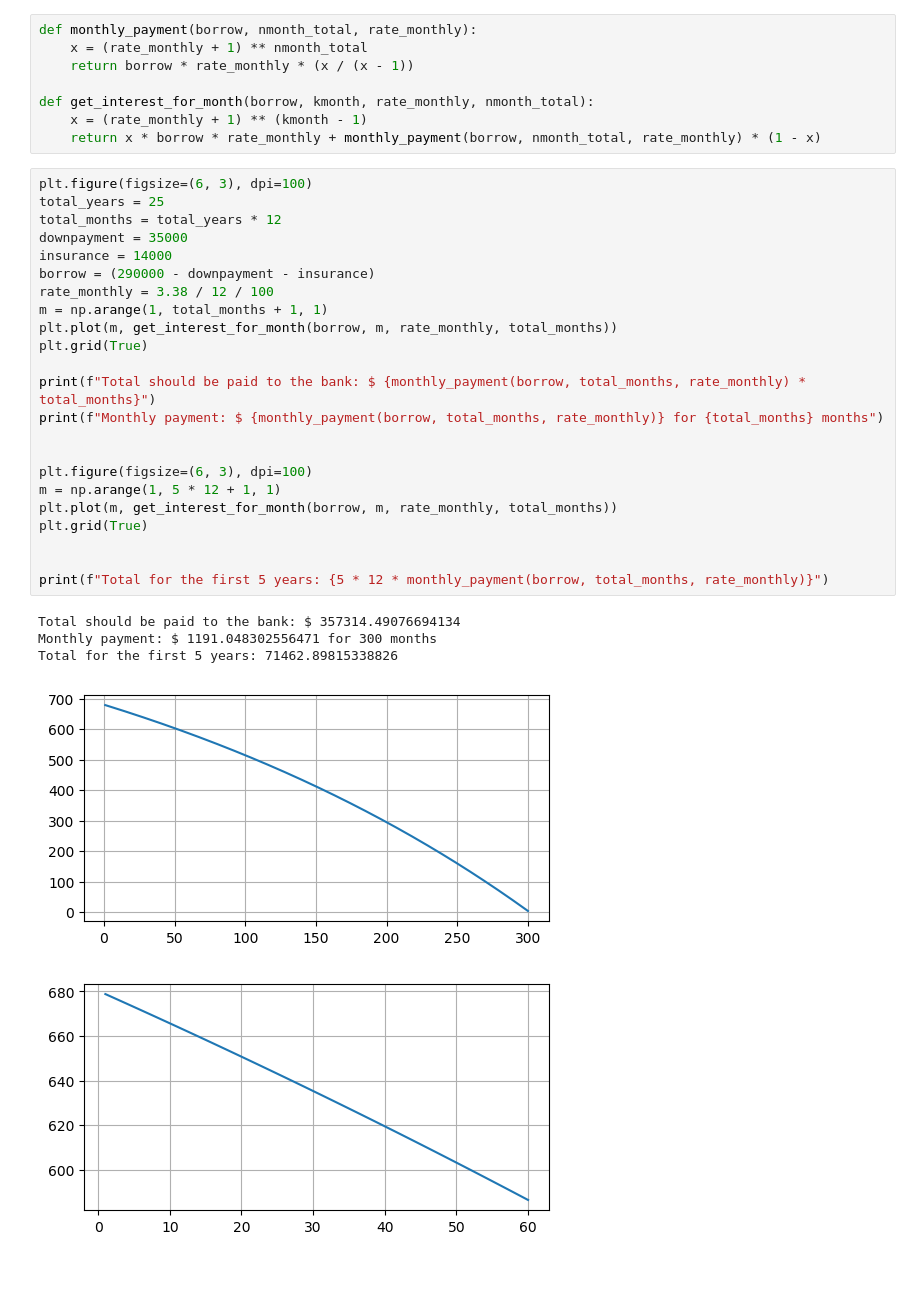
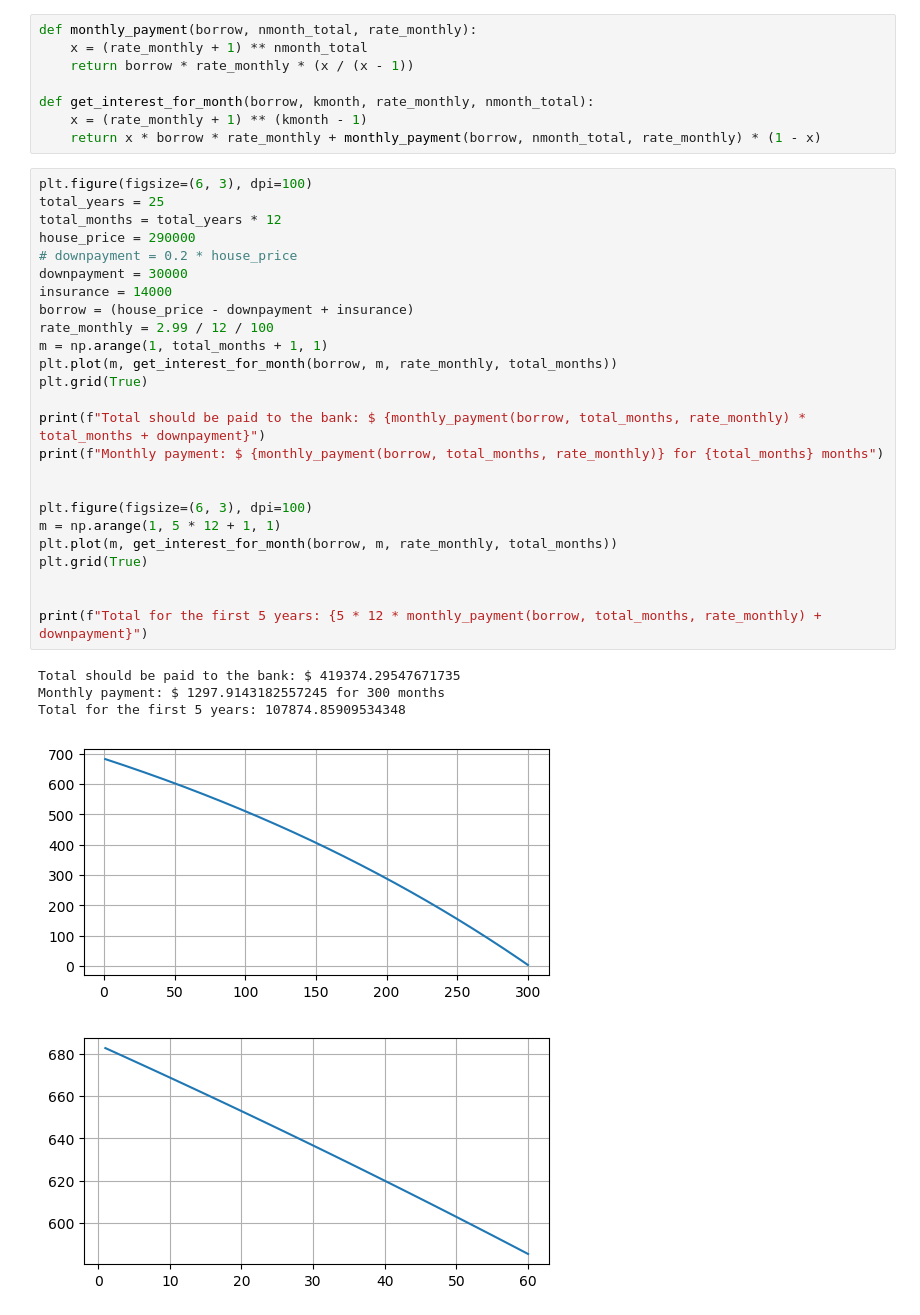
Before and after one commit to guziy/PyNotebooks, a Jupyter notebook: mortgage/Untitled.ipynb, the cells around one changed output. Drawn from its saved outputs; the diff is of its cells as text; blank space fills up the shorter version.

```diff
--- a/mortgage/Untitled.ipynb
+++ b/mortgage/Untitled.ipynb
@@ -14,29 +14,31 @@ def get_interest_for_month(borrow, kmonth, rate_monthly, nmonth_total):
 # %%
 plt.figure(figsize=(6, 3), dpi=100)
 total_years = 25
 total_months = total_years * 12
-downpayment = 35000
+house_price = 290000
+# downpayment = 0.2 * house_price
+downpayment = 30000
 insurance = 14000
-borrow = (290000 - downpayment - insurance)
-rate_monthly = 3.38 / 12 / 100
+borrow = (house_price - downpayment + insurance)
+rate_monthly = 2.99 / 12 / 100
 m = np.arange(1, total_months + 1, 1)
 plt.plot(m, get_interest_for_month(borrow, m, rate_monthly, total_months))
 plt.grid(True)
 
-print(f"Total should be paid to the bank: $ {monthly_payment(borrow, total_months, rate_monthly) * total_months}")
+print(f"Total should be paid to the bank: $ {monthly_payment(borrow, total_months, rate_monthly) * total_months + downpayment}")
 print(f"Monthly payment: $ {monthly_payment(borrow, total_months, rate_monthly)} for {total_months} months")
 
 
 plt.figure(figsize=(6, 3), dpi=100)
 m = np.arange(1, 5 * 12 + 1, 1)
 plt.plot(m, get_interest_for_month(borrow, m, rate_monthly, total_months))
 plt.grid(True)
 
 
-print(f"Total for the first 5 years: {5 * 12 * monthly_payment(borrow, total_months, rate_monthly)}")
+print(f"Total for the first 5 years: {5 * 12 * monthly_payment(borrow, total_months, rate_monthly) + downpayment}")
 # %% [output]
-Total should be paid to the bank: $ 357314.49076694134
-Monthly payment: $ 1191.048302556471 for 300 months
-Total for the first 5 years: 71462.89815338826
+Total should be paid to the bank: $ 419374.29547671735
+Monthly payment: $ 1297.9143182557245 for 300 months
+Total for the first 5 years: 107874.85909534348
 [figure]
-[figure, old version]
+[figure, new version]
```
